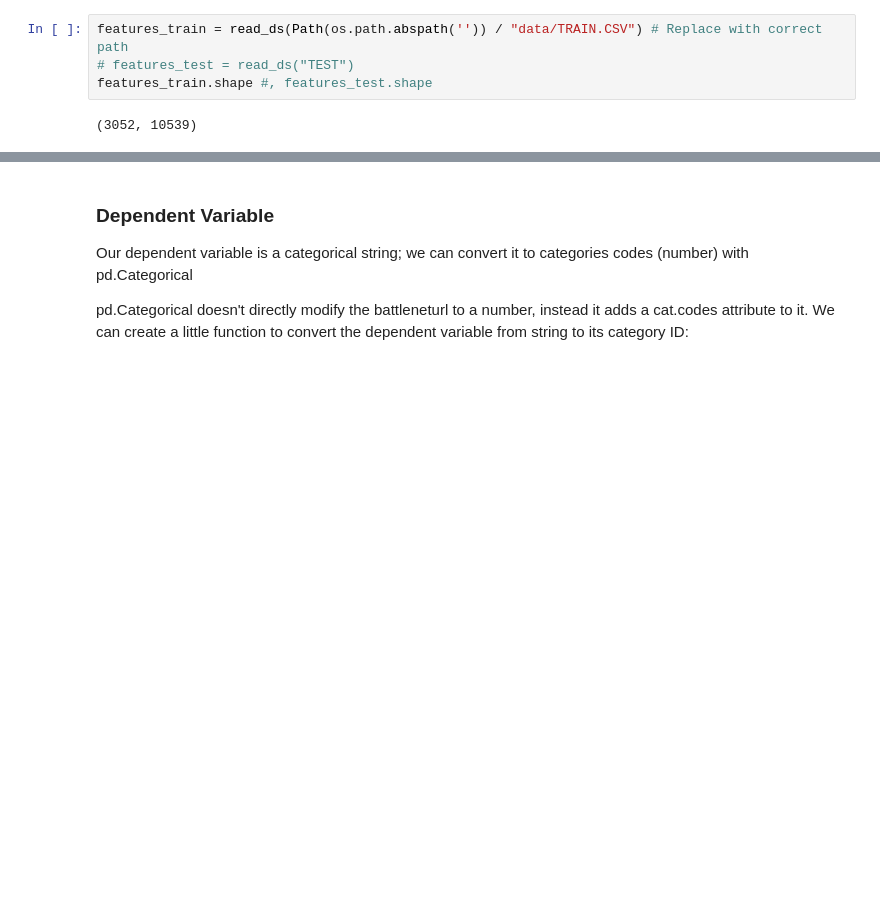
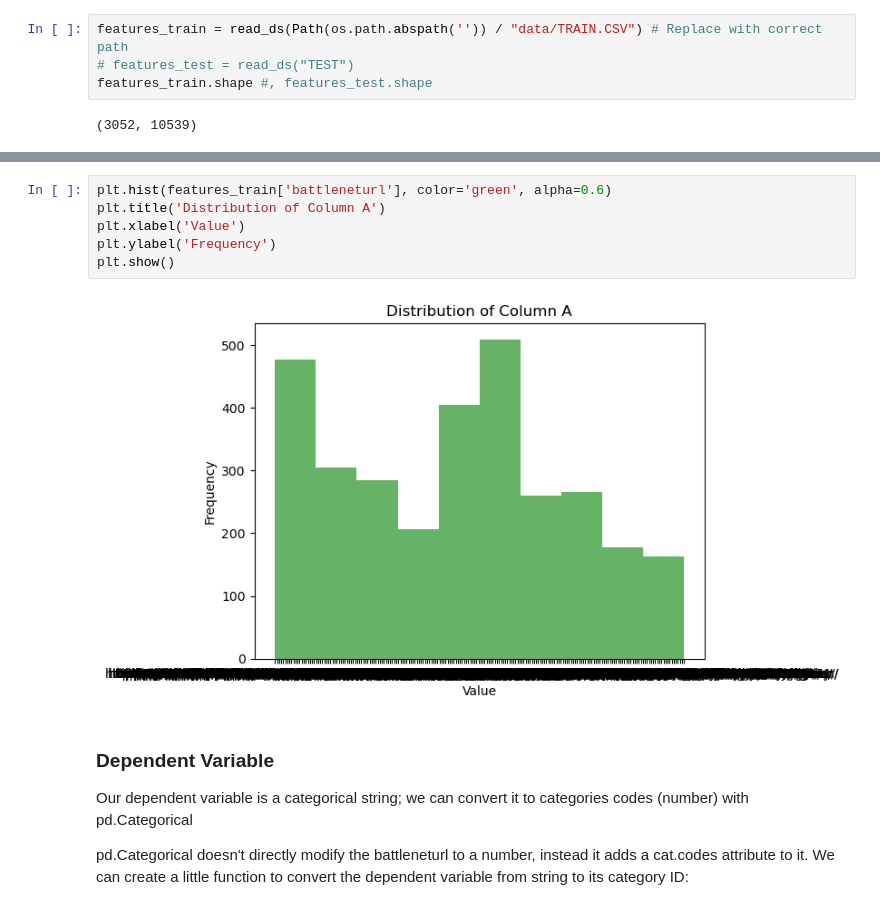
Before and after one commit to sofialtman/OT02---Data-Mining, a Jupyter notebook: main.ipynb, the cells around one changed output, grey strips where cells are left out. Cells and saved outputs as stored; diff of their text form; blank space fills up the shorter version.

```diff
--- a/main.ipynb
+++ b/main.ipynb
@@ -49,3 +80,11 @@ features_train.shape #, features_test.shape
+# %%
+plt.hist(features_train['battleneturl'], color='green', alpha=0.6)
+plt.title('Distribution of Column A')
+plt.xlabel('Value')
+plt.ylabel('Frequency')
+plt.show()
+# %% [output]
+[figure, added]
 # %% [markdown]
 ### Dependent Variable
 Our dependent variable is a categorical string; we can convert it to categories codes (number) with pd.Categorical
```
Also changed, not shown: parts of 10 cells of this notebook, 1 other file.
